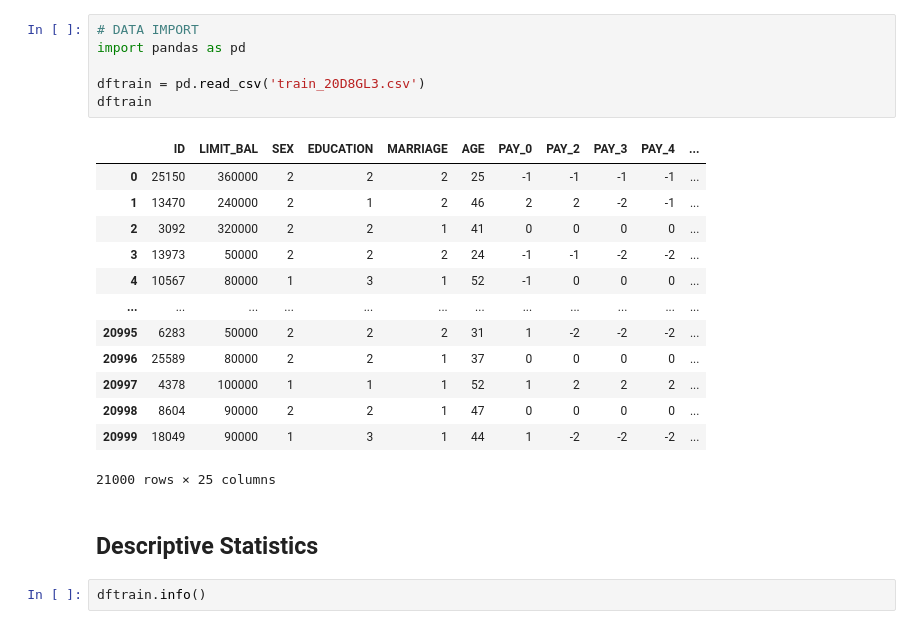
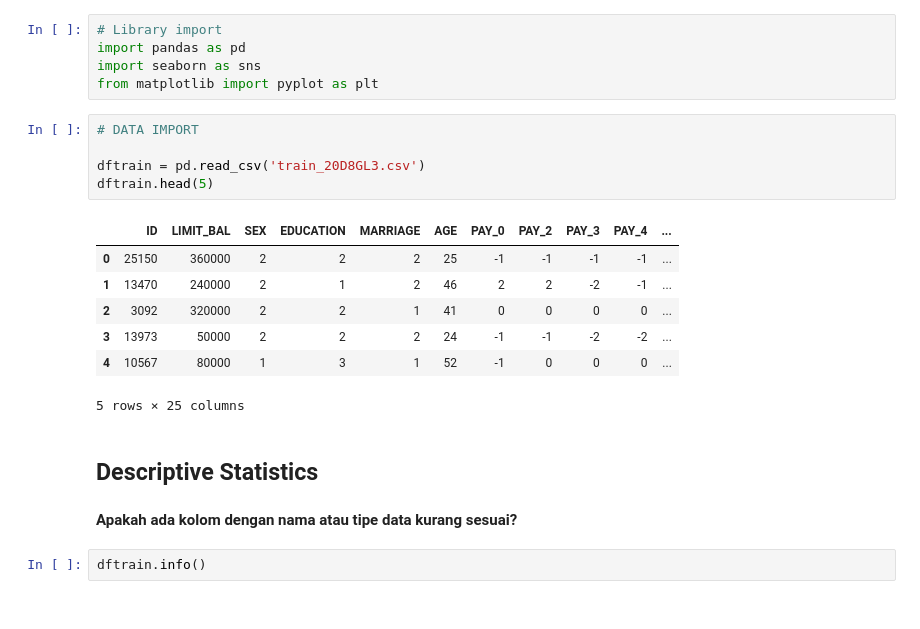
Before and after one commit to iqbalmudzakky/final_project, a Jupyter notebook: Stage_1_Data_Magician.ipynb, the cells around one changed output. Drawn from its saved outputs; the diff is of its cells as text.

```diff
--- a/Stage_1_Data_Magician.ipynb
+++ b/Stage_1_Data_Magician.ipynb
@@ -3,25 +22,25 @@
+# %%
+# Library import
+import pandas as pd
+import seaborn as sns
+from matplotlib import pyplot as plt
 # %%
 # DATA IMPORT
-import pandas as pd
 
 dftrain = pd.read_csv('train_20D8GL3.csv')
-dftrain
+dftrain.head(5)
 # %% [output]
 |  | ID | LIMIT_BAL | SEX | EDUCATION | MARRIAGE | AGE | PAY_0 | PAY_2 | PAY_3 | PAY_4 | ... |
 | 0 | 25150 | 360000 | 2 | 2 | 2 | 25 | -1 | -1 | -1 | -1 | ... |
 | 1 | 13470 | 240000 | 2 | 1 | 2 | 46 | 2 | 2 | -2 | -1 | ... |
 | 2 | 3092 | 320000 | 2 | 2 | 1 | 41 | 0 | 0 | 0 | 0 | ... |
 | 3 | 13973 | 50000 | 2 | 2 | 2 | 24 | -1 | -1 | -2 | -2 | ... |
 | 4 | 10567 | 80000 | 1 | 3 | 1 | 52 | -1 | 0 | 0 | 0 | ... |
-| ... | ... | ... | ... | ... | ... | ... | ... | ... | ... | ... | ... |
-| 20995 | 6283 | 50000 | 2 | 2 | 2 | 31 | 1 | -2 | -2 | -2 | ... |
-| 20996 | 25589 | 80000 | 2 | 2 | 1 | 37 | 0 | 0 | 0 | 0 | ... |
-| 20997 | 4378 | 100000 | 1 | 1 | 1 | 52 | 1 | 2 | 2 | 2 | ... |
-| 20998 | 8604 | 90000 | 2 | 2 | 1 | 47 | 0 | 0 | 0 | 0 | ... |
-| 20999 | 18049 | 90000 | 1 | 3 | 1 | 44 | 1 | -2 | -2 | -2 | ... |
-21000 rows × 25 columns
+5 rows × 25 columns
 # %% [markdown]
 ## Descriptive Statistics
+# %% [markdown]
+**Apakah ada kolom dengan nama atau tipe data kurang sesuai?**
 # %%
 dftrain.info()
 # %% [output]
```
Also changed, not shown: parts of 68 cells of this notebook.
